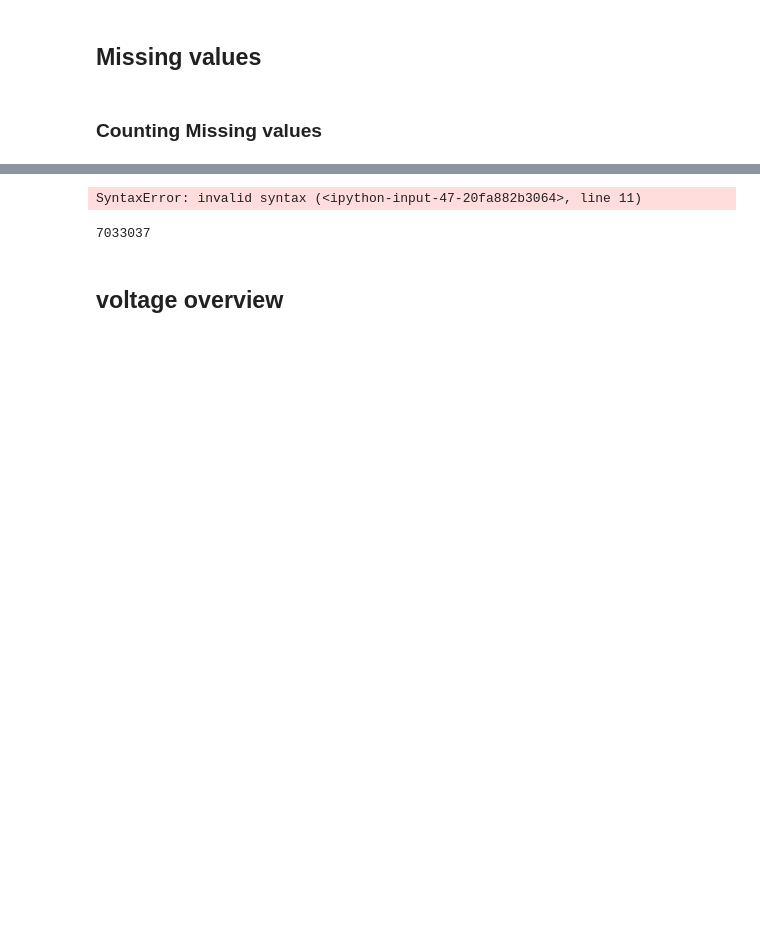
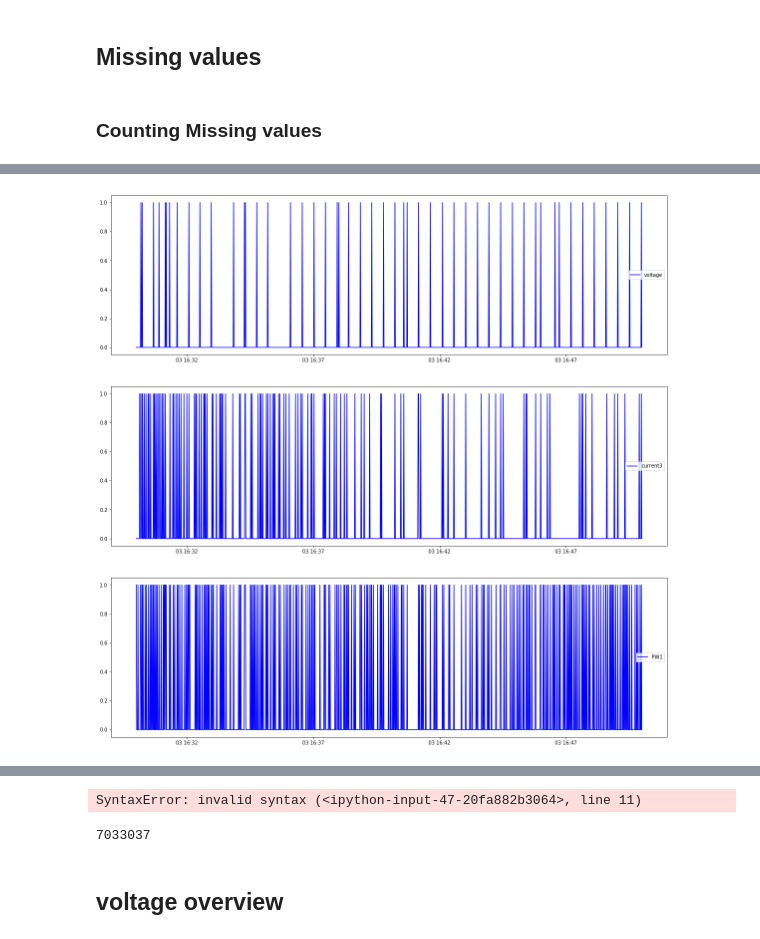
Before and after one commit to MihaCim/Forecast-Rails, a Jupyter notebook: Sub.Exploratory.MissingData.ipynb, the cells around one changed output, grey strips where cells are left out. Saved outputs shown, nothing was run; the diff lists cells and outputs as text; code cells hidden in the pictures; blank space fills up the shorter version.

Commit message:
missing values matrix added

```diff
--- a/Sub.Exploratory.MissingData.ipynb
+++ b/Sub.Exploratory.MissingData.ipynb
@@ -134,0 +107,6 @@ b.hist()
+# %%
+#transofrmacija - postavi 0 kjer je vrednost in 1 kjer ne NaN
+dfN=df.isnull().astype(int)
+
+#plot missing values
+dfN[["voltage","current3", 'PW1']]["2017-12-03 16:30:00":"2017-12-03 16:50:00" ]
@@ -134,0 +132,5 @@ b.hist()
+# %%
+_ = dfN[["voltage","current3", 'PW1']]["2017-12-03 16:30:00":"2017-12-03 16:50:00" ].plot(subplots=True, layout=(3,1), style=['b','b','b'],
+                                                       figsize=(20,20), x_compat=True, sharex=False)
+# %% [output]
+[figure, added]
```
Also changed, not shown: parts of 7 cells of this notebook.
